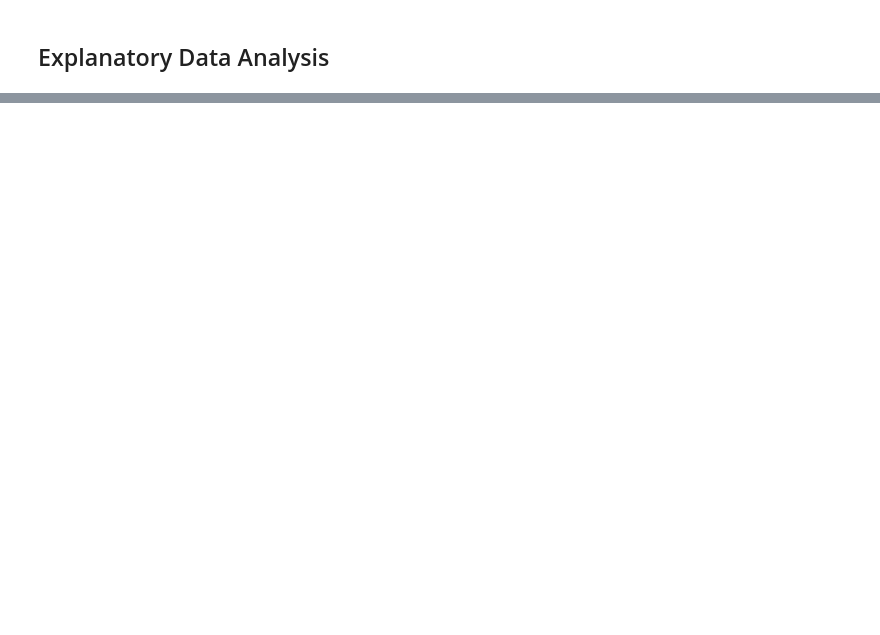
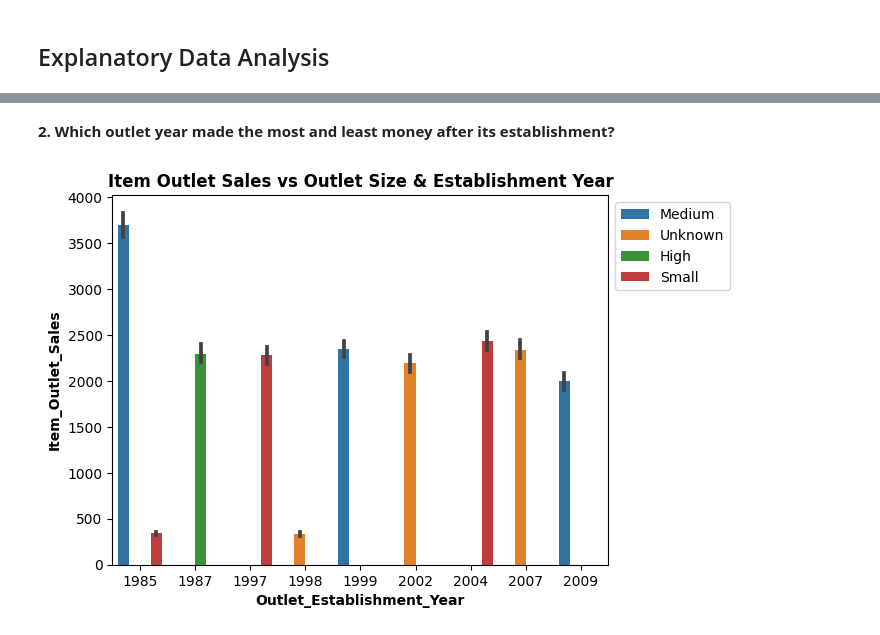
Before and after one commit to samangelap/Prediction-of-Sales, a Jupyter notebook: Prediction_of_Sales.ipynb, the cells around one changed output, grey strips where cells are left out. Cells and saved outputs as stored; diff of their text form; code cells hidden in the pictures; blank space fills up the shorter version.

```diff
--- a/Prediction_of_Sales.ipynb
+++ b/Prediction_of_Sales.ipynb
@@ -505,0 +581,18 @@ The barplot shows baking good and others have lowedt outlet sales, while starchy
+# %% [markdown]
+**2. Which outlet year made the most and least money after its establishment?**
+# %%
+fig, ax = plt.subplots()
+
+ax = sns.barplot(data=df_sales,
+                 x='Outlet_Establishment_Year',
+                 y = 'Item_Outlet_Sales', hue='Outlet_Size')
+
+ax.set_title('Item Outlet Sales vs Outlet Size & Establishment Year', fontsize=12, fontweight = 'bold')
+
+ax.set_xlabel('Outlet_Establishment_Year', fontsize=10, fontweight='bold')
+
+ax.set_ylabel('Item_Outlet_Sales', fontsize=10, fontweight='bold')
+
+ax.legend(bbox_to_anchor=[1,1]);
+# %% [output]
+[figure, added]
```
Also changed, not shown: parts of 12 cells of this notebook.
